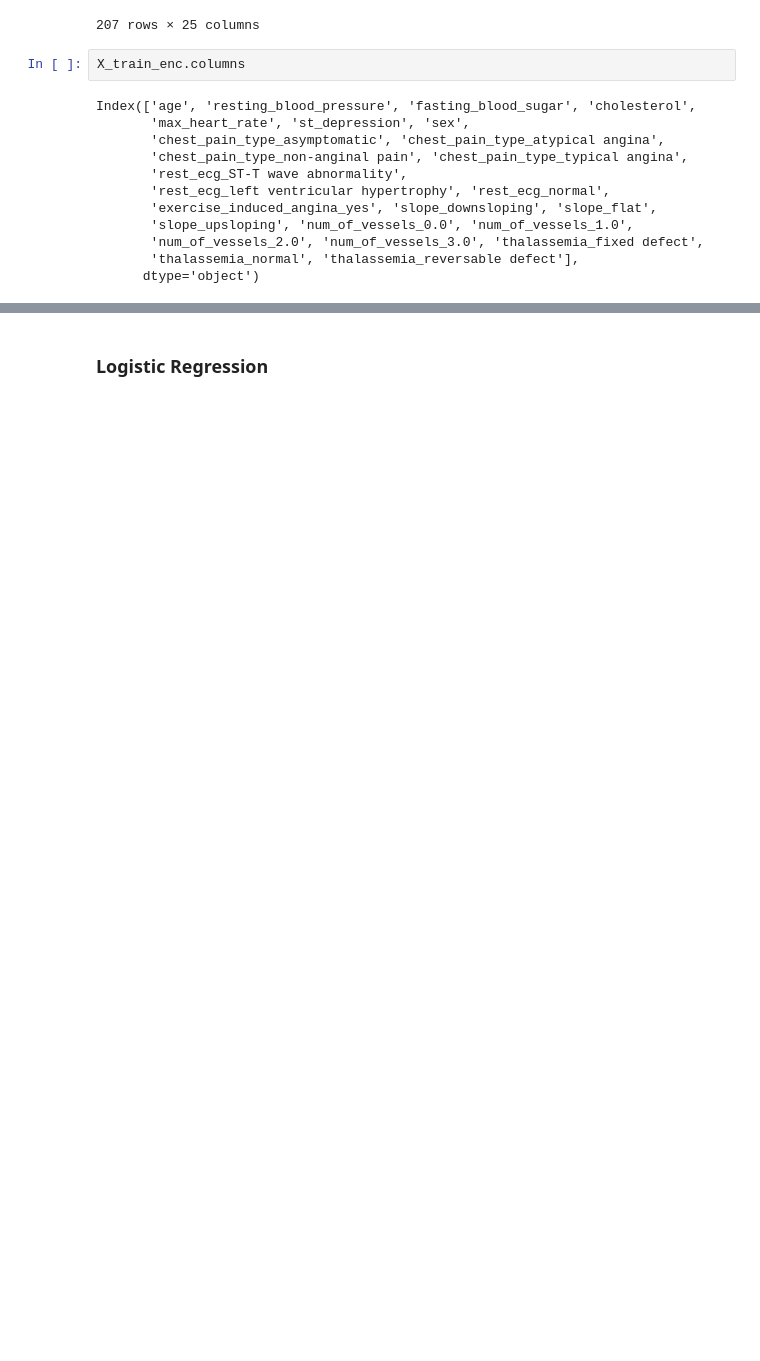
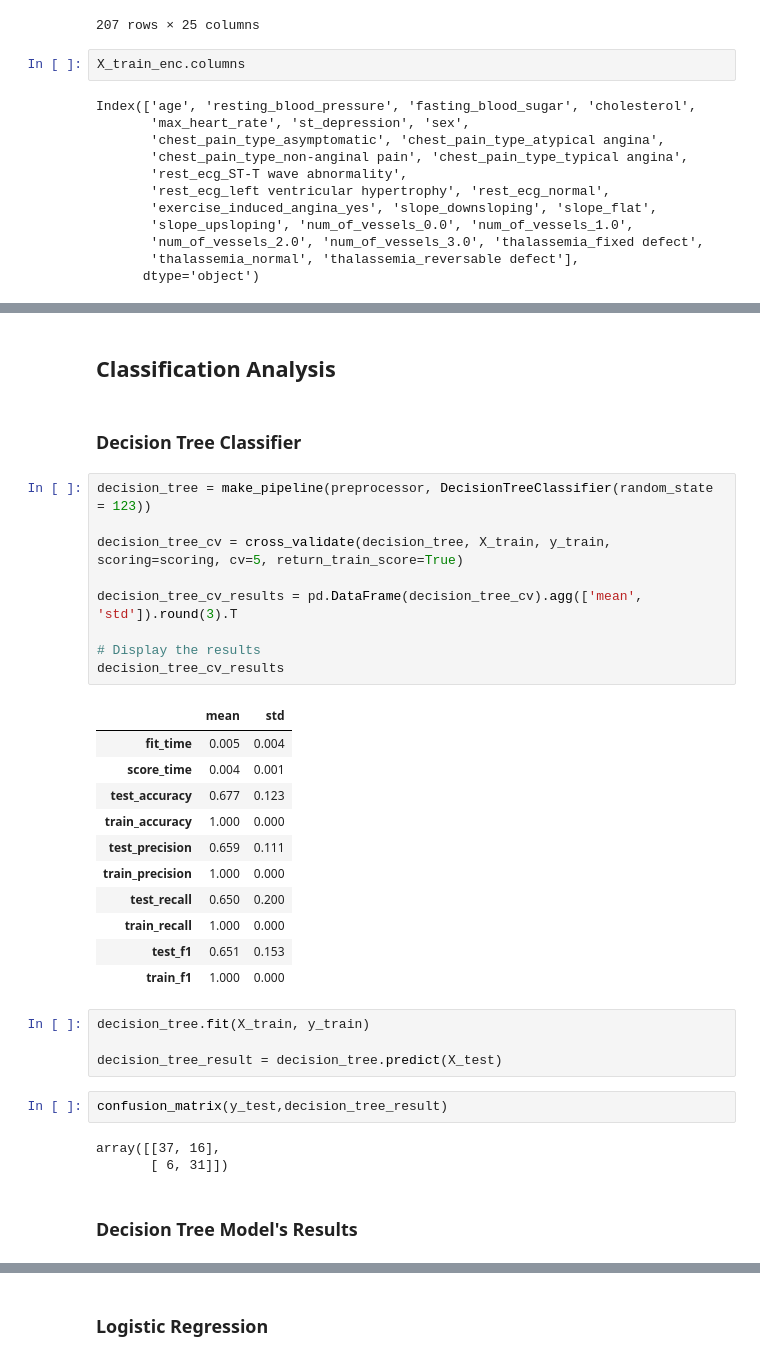
Before and after one commit to UBC-MDS/DSCI522-2425-25-heart_disease_predictor, a Jupyter notebook: notebook/model_creation.ipynb, the cells around one changed output, grey strips where cells are left out. Saved outputs shown, nothing was run; the diff lists cells and outputs as text; blank space fills up the shorter version.

Commit message:
Update formatting for Model Training

```diff
--- a/notebook/model_creation.ipynb
+++ b/notebook/model_creation.ipynb
@@ -130,0 +216,36 @@ scoring = {
+# %% [markdown]
+## Classification Analysis
+# %% [markdown]
+### Decision Tree Classifier
+# %%
+decision_tree = make_pipeline(preprocessor, DecisionTreeClassifier(random_state = 123))
+
+decision_tree_cv = cross_validate(decision_tree, X_train, y_train, scoring=scoring, cv=5, return_train_score=True)
+
+decision_tree_cv_results = pd.DataFrame(decision_tree_cv).agg(['mean', 'std']).round(3).T
+
+# Display the results
+decision_tree_cv_results
+# %% [output]
+|  | mean | std |
+| fit_time | 0.005 | 0.004 |
+| score_time | 0.004 | 0.001 |
+| test_accuracy | 0.677 | 0.123 |
+| train_accuracy | 1.000 | 0.000 |
+| test_precision | 0.659 | 0.111 |
+| train_precision | 1.000 | 0.000 |
+| test_recall | 0.650 | 0.200 |
+| train_recall | 1.000 | 0.000 |
+| test_f1 | 0.651 | 0.153 |
+| train_f1 | 1.000 | 0.000 |
+# %%
+decision_tree.fit(X_train, y_train)
+
+decision_tree_result = decision_tree.predict(X_test)
+# %%
+confusion_matrix(y_test,decision_tree_result)
+# %% [output]
+array([[37, 16],
+       [ 6, 31]])
+# %% [markdown]
+### Decision Tree Model's Results
```
Also changed, not shown: parts of 34 cells of this notebook.
